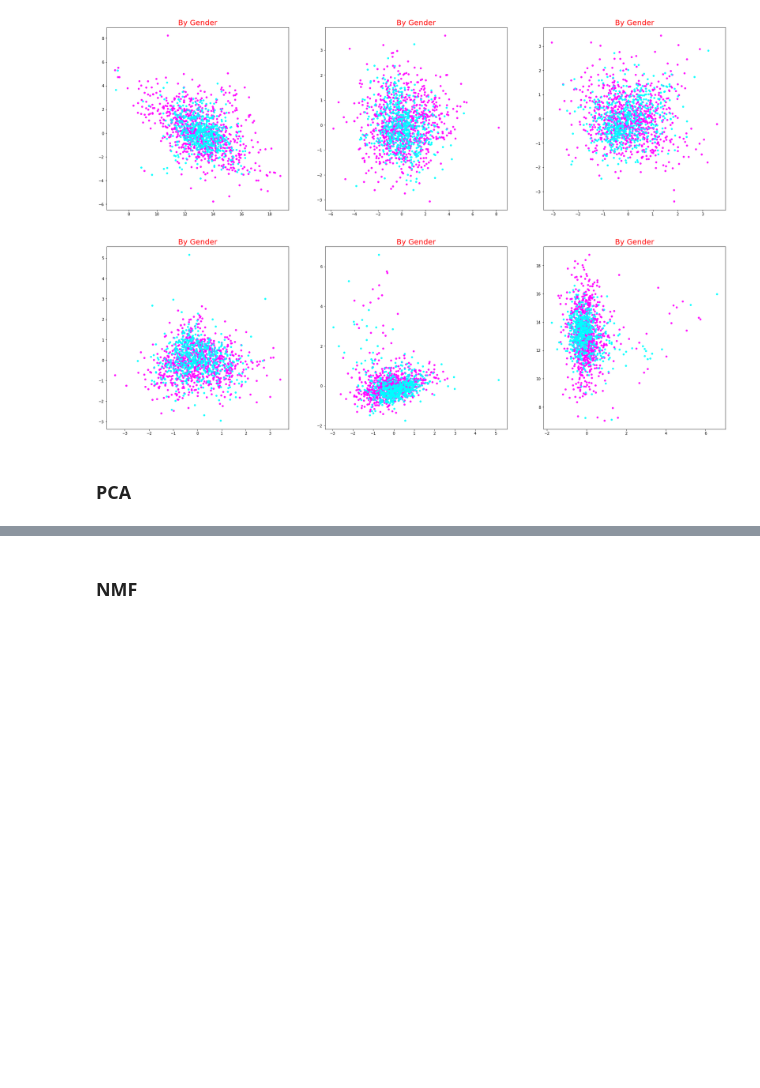
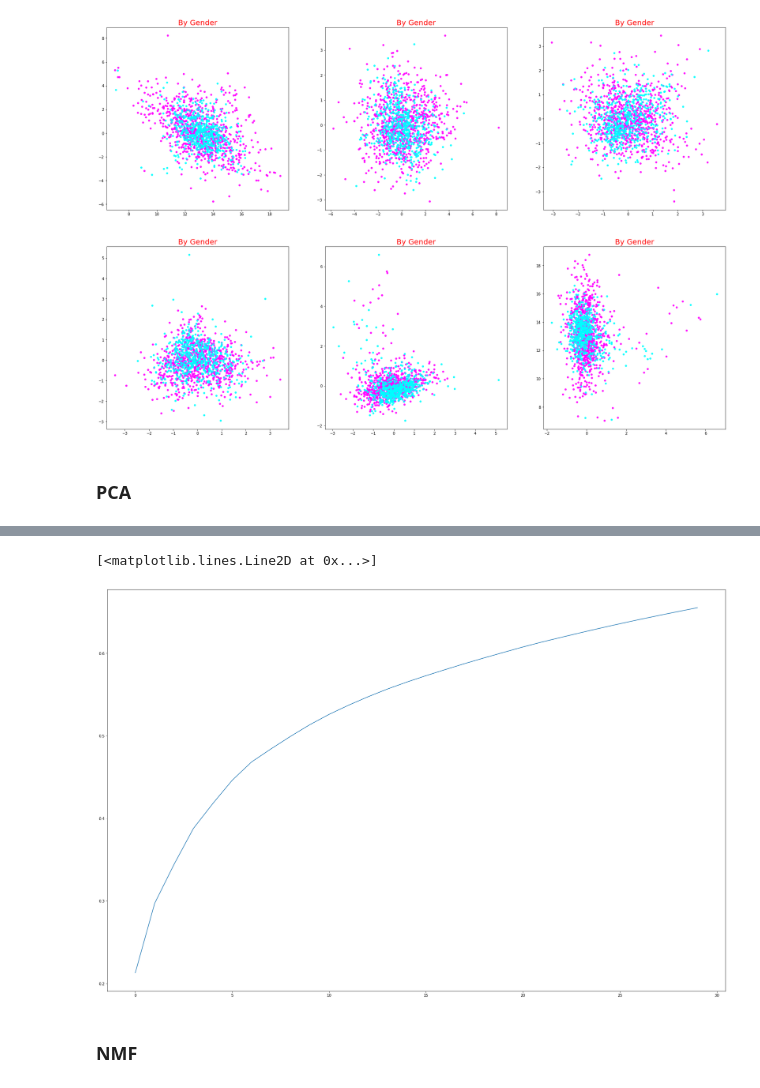
Before and after one commit to mlBhanuYerra/Metis_Prj5, a Jupyter notebook: code/tpm_Modeling3_fullData_usingLSA_Cosine.ipynb, the cells around one changed output, grey strips where cells are left out. Drawn from its saved outputs; the diff is of its cells as text; code cells hidden in the pictures; blank space fills up the shorter version.

```diff
--- a/code/tpm_Modeling3_fullData_usingLSA_Cosine.ipynb
+++ b/code/tpm_Modeling3_fullData_usingLSA_Cosine.ipynb
@@ -586,3 +586,8 @@ plot_all_dimensions(clips_pca[:,start:start+6], clips["gender"]=="M", "By Gender
+# %%
+plt.plot(np.cumsum(pca.explained_variance_ratio_))
+# %% [output]
+[<matplotlib.lines.Line2D at 0x...>]
+[figure, added]
 # %% [markdown]
 ### NMF
 # %%
```
Also changed, not shown: parts of 13 cells of this notebook, 3 other files.
